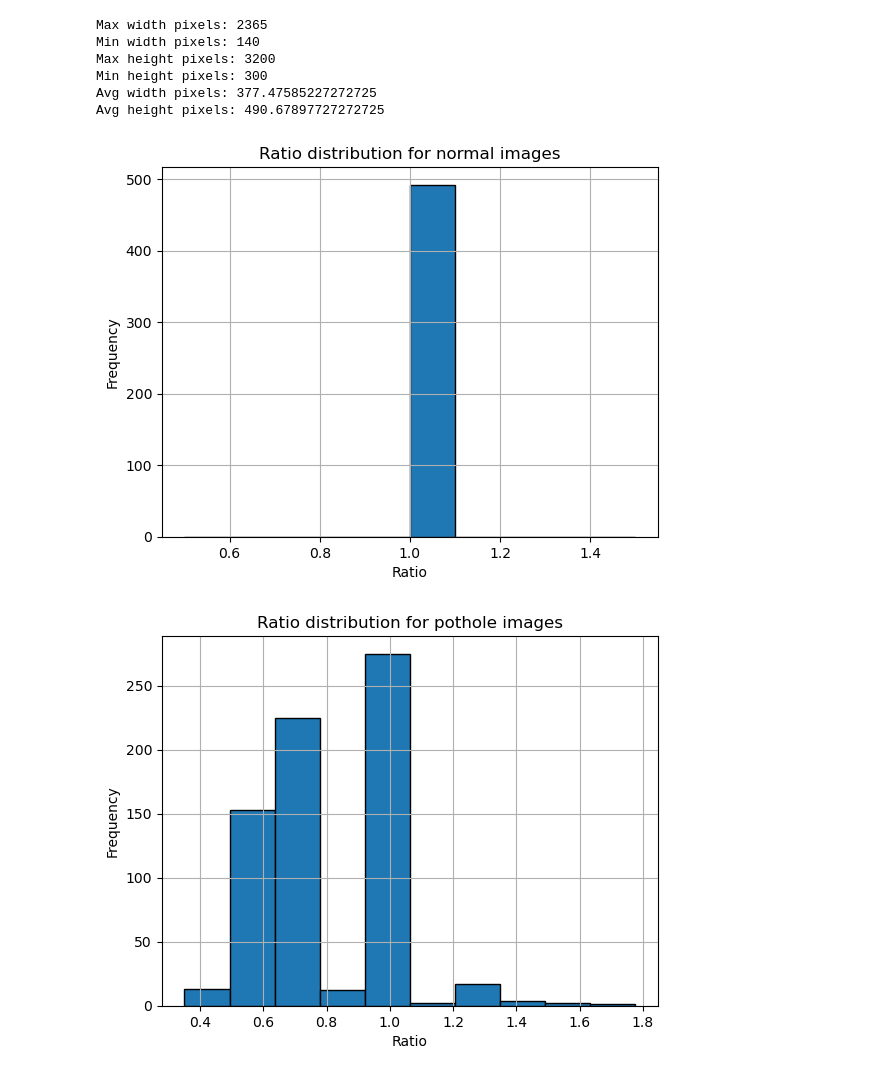
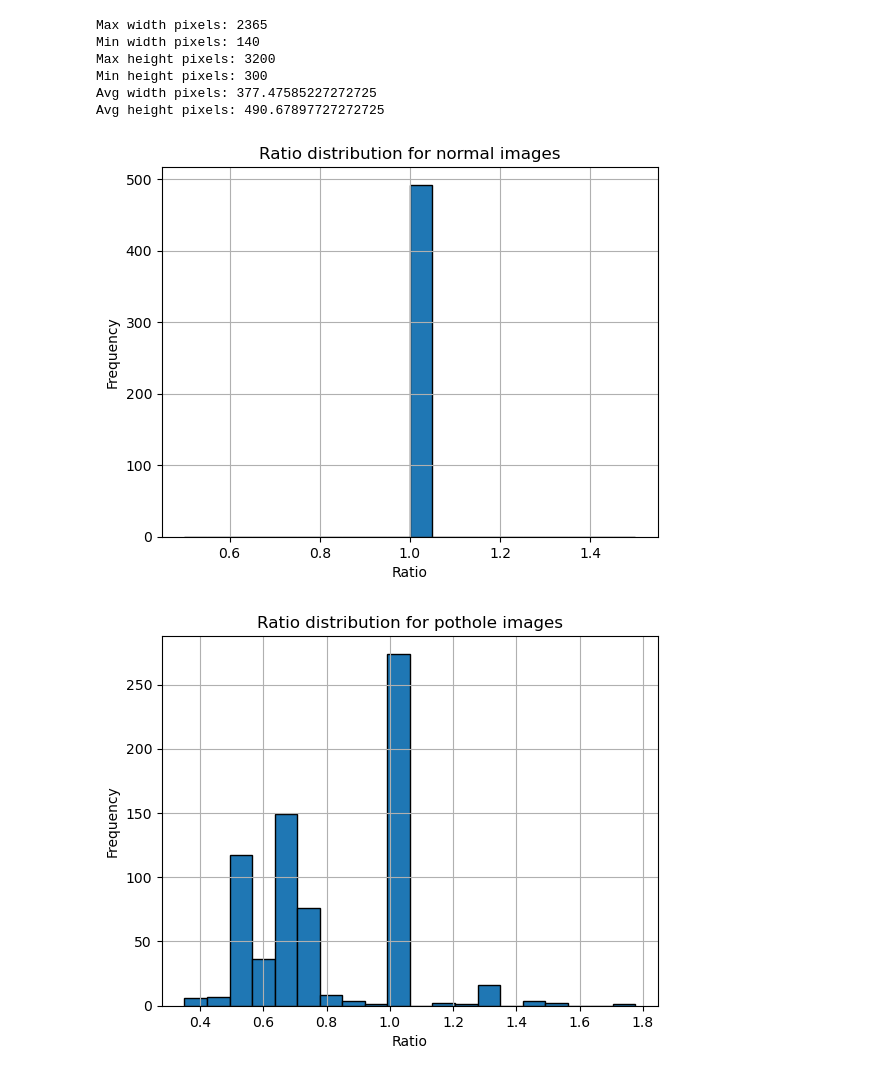
Before and after one commit to Dev0b0101/CNN-Pothole-Detection, a Jupyter notebook: ZijieLei.ipynb, the cells around one changed output. Drawn from its saved outputs; the diff is of its cells as text; code cells hidden in the pictures.

```diff
--- a/ZijieLei.ipynb
+++ b/ZijieLei.ipynb
@@ -133,21 +133,21 @@ Avg width pixels: 377.47585227272725
 Avg height pixels: 490.67897727272725
 # %%
 normal_ratio = [i.shape[0] / i.shape[1] for i in normal]
-plt.hist(normal_ratio, bins=10, edgecolor='black')  # 'bins' determines the number of bins or bars
+plt.hist(normal_ratio, bins=20, edgecolor='black')  # 'bins' determines the number of bins or bars
 plt.xlabel('Ratio')
 plt.ylabel('Frequency')
 plt.title('Ratio distribution for normal images')
 plt.grid(True)  # Add a grid for clarity, optional
 plt.show()
 # %% [output]
-[figure, old version]
+[figure, new version]
 # %%
 pothole_ratio = [i.shape[0] / i.shape[1] for i in pothole]
-plt.hist(pothole_ratio, bins=10, edgecolor='black')  # 'bins' determines the number of bins or bars
+plt.hist(pothole_ratio, bins=20, edgecolor='black')  # 'bins' determines the number of bins or bars
 plt.xlabel('Ratio')
 plt.ylabel('Frequency')
 plt.title('Ratio distribution for pothole images')
 plt.grid(True)  # Add a grid for clarity, optional
 plt.show()
 # %% [output]
-[figure, old version]
+[figure, new version]
```
Also changed, not shown: 1 other file.
